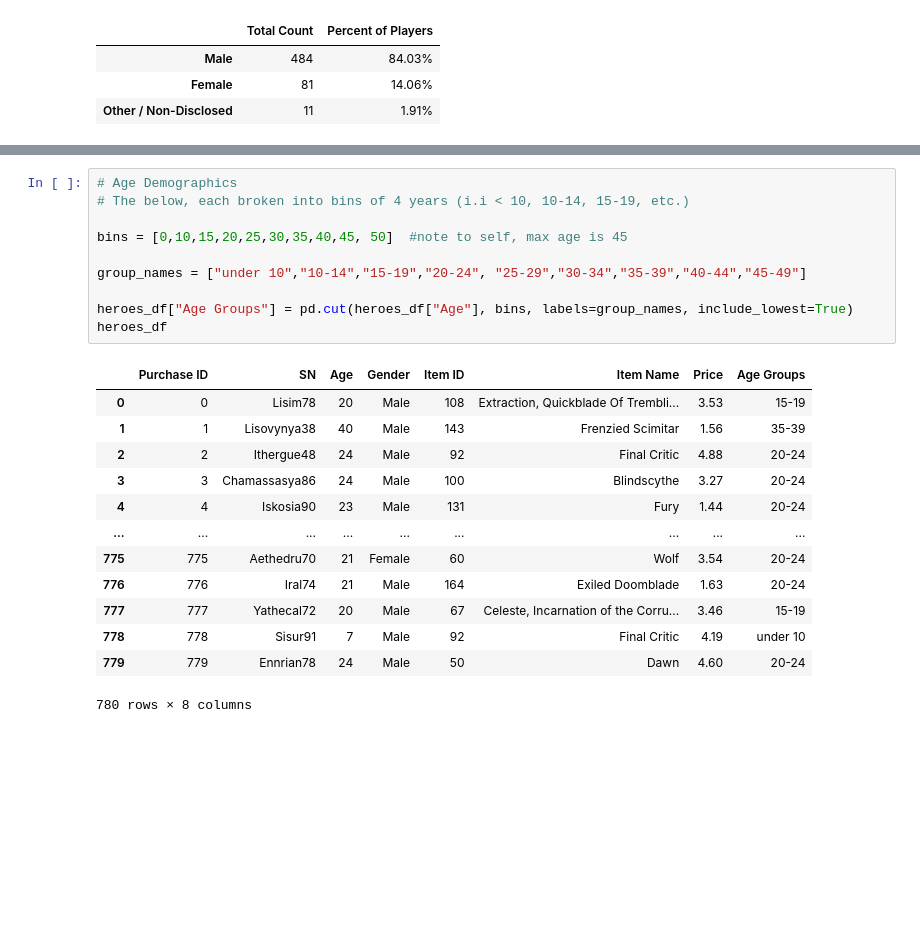
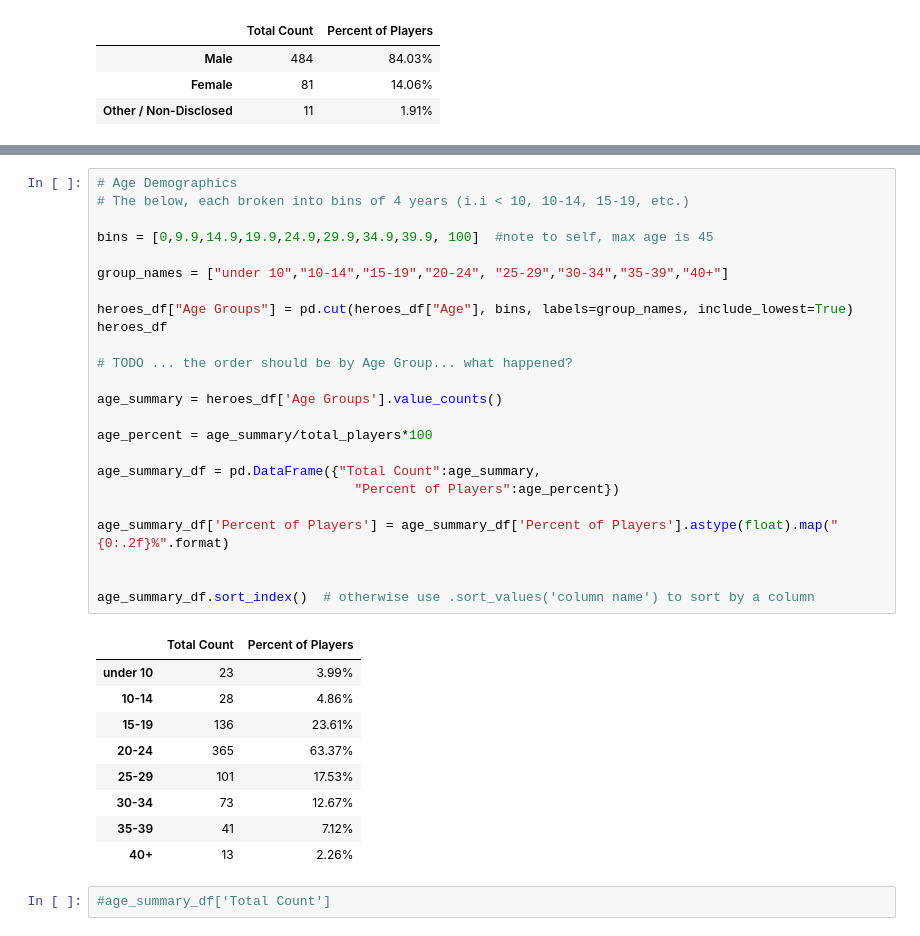
Before and after one commit to sharonpete/pandas-challenge, a Jupyter notebook: HeroesOfPymoli/heroesofpymoli.ipynb, the cells around one changed output, grey strips where cells are left out. Drawn from its saved outputs; the diff is of its cells as text; blank space fills up the shorter version.

```diff
--- a/HeroesOfPymoli/heroesofpymoli.ipynb
+++ b/HeroesOfPymoli/heroesofpymoli.ipynb
@@ -119,24 +189,36 @@ purchase_by_gender_summary_df
 # %%
 # Age Demographics
 # The below, each broken into bins of 4 years (i.i < 10, 10-14, 15-19, etc.)
 
-bins = [0,10,15,20,25,30,35,40,45, 50]  #note to self, max age is 45
+bins = [0,9.9,14.9,19.9,24.9,29.9,34.9,39.9, 100]  #note to self, max age is 45
 
-group_names = ["under 10","10-14","15-19","20-24", "25-29","30-34","35-39","40-44","45-49"]
+group_names = ["under 10","10-14","15-19","20-24", "25-29","30-34","35-39","40+"]
 
 heroes_df["Age Groups"] = pd.cut(heroes_df["Age"], bins, labels=group_names, include_lowest=True)
 heroes_df
+
+# TODO ... the order should be by Age Group... what happened?
+
+age_summary = heroes_df['Age Groups'].value_counts()
+
+age_percent = age_summary/total_players*100
+
+age_summary_df = pd.DataFrame({"Total Count":age_summary,
+                                 "Percent of Players":age_percent})
+
+age_summary_df['Percent of Players'] = age_summary_df['Percent of Players'].astype(float).map("{0:.2f}%".format)
+
+
+age_summary_df.sort_index()  # otherwise use .sort_values('column name') to sort by a column
 # %% [output]
-|  | Purchase ID | SN | Age | Gender | Item ID | Item Name | Price | Age Groups |
-| 0 | 0 | Lisim78 | 20 | Male | 108 | Extraction, Quickblade Of Trembli... | 3.53 | 15-19 |
-| 1 | 1 | Lisovynya38 | 40 | Male | 143 | Frenzied Scimitar | 1.56 | 35-39 |
-| 2 | 2 | Ithergue48 | 24 | Male | 92 | Final Critic | 4.88 | 20-24 |
-| 3 | 3 | Chamassasya86 | 24 | Male | 100 | Blindscythe | 3.27 | 20-24 |
-| 4 | 4 | Iskosia90 | 23 | Male | 131 | Fury | 1.44 | 20-24 |
-| ... | ... | ... | ... | ... | ... | ... | ... | ... |
-| 775 | 775 | Aethedru70 | 21 | Female | 60 | Wolf | 3.54 | 20-24 |
-| 776 | 776 | Iral74 | 21 | Male | 164 | Exiled Doomblade | 1.63 | 20-24 |
-| 777 | 777 | Yathecal72 | 20 | Male | 67 | Celeste, Incarnation of the Corru... | 3.46 | 15-19 |
-| 778 | 778 | Sisur91 | 7 | Male | 92 | Final Critic | 4.19 | under 10 |
-| 779 | 779 | Ennrian78 | 24 | Male | 50 | Dawn | 4.60 | 20-24 |
+|  | Total Count | Percent of Players |
+| under 10 | 23 | 3.99% |
+| 10-14 | 28 | 4.86% |
+| 15-19 | 136 | 23.61% |
+| 20-24 | 365 | 63.37% |
+| 25-29 | 101 | 17.53% |
+| 30-34 | 73 | 12.67% |
+| 35-39 | 41 | 7.12% |
+| 40+ | 13 | 2.26% |
-780 rows × 8 columns
+# %%
+#age_summary_df['Total Count']
```
Also changed, not shown: parts of 21 cells of this notebook.
